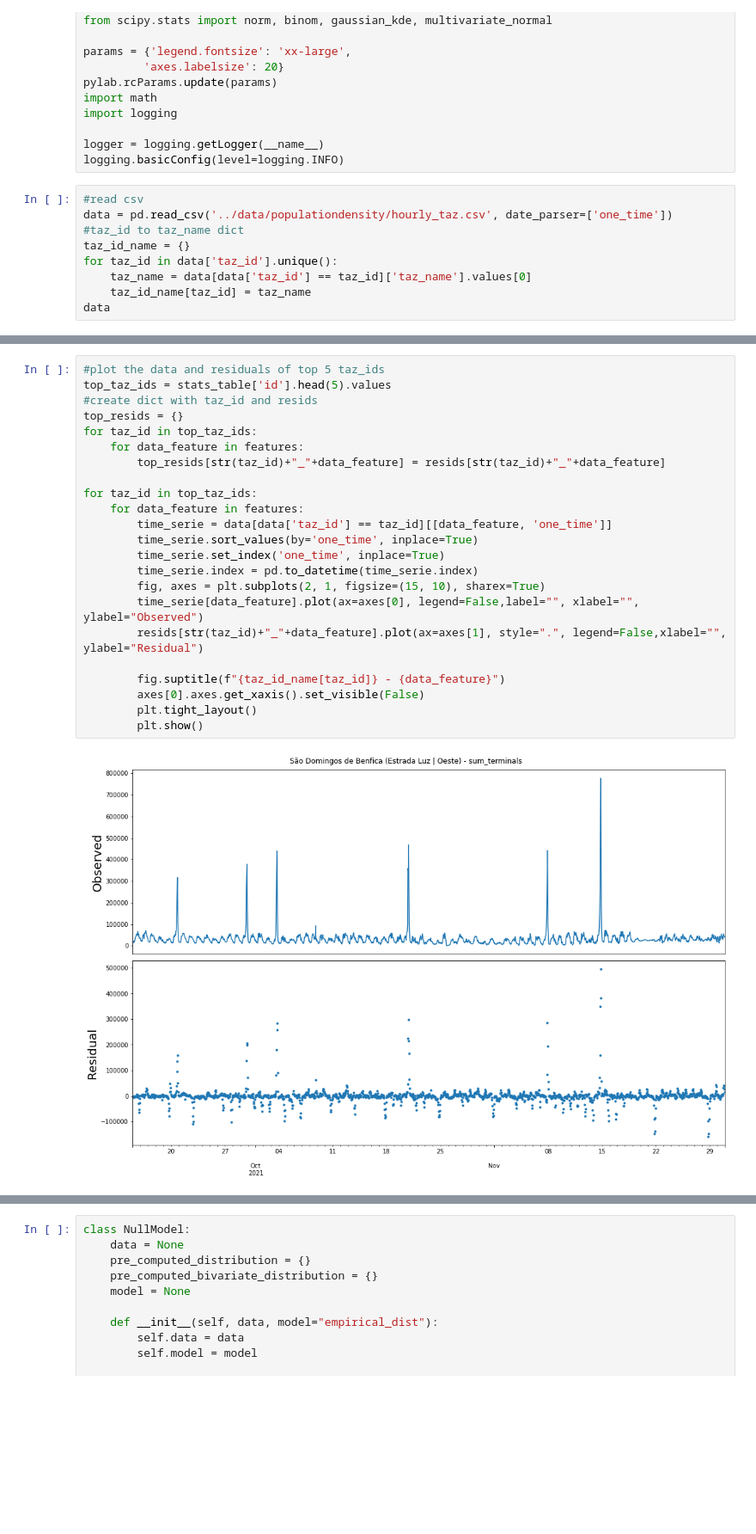
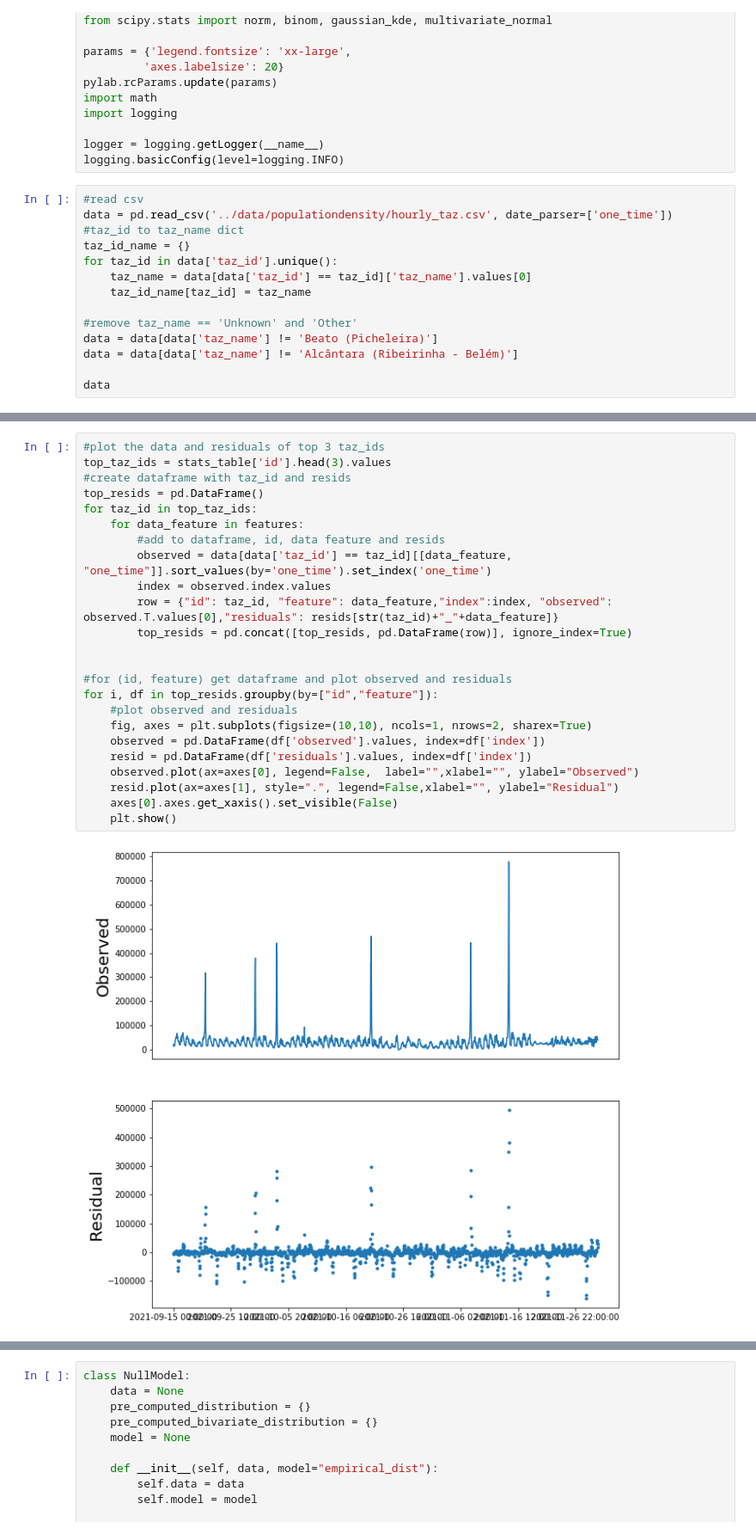
Before and after one commit to MiguelGarcaoSilva/motifsinresidual, a Jupyter notebook: code/populationdensity_casestudy.ipynb, the cells around one changed output, grey strips where cells are left out. Shown at 86% size. Saved outputs shown, nothing was run; the diff lists cells and outputs as text; blank space fills up the shorter version.

```diff
--- a/code/populationdensity_casestudy.ipynb
+++ b/code/populationdensity_casestudy.ipynb
@@ -25,6 +25,11 @@ taz_id_name = {}
 for taz_id in data['taz_id'].unique():
     taz_name = data[data['taz_id'] == taz_id]['taz_name'].values[0]
     taz_id_name[taz_id] = taz_name
+
+#remove taz_name == 'Unknown' and 'Other'
+data = data[data['taz_name'] != 'Beato (Picheleira)']
+data = data[data['taz_name'] != 'Alcântara (Ribeirinha - Belém)']
+
 data
 # %% [output]
 |  | taz_id | taz_name | one_time | sum_terminals | sum_roaming_terminals | sum_terminals_with_active_data | ... |
@@ -119,25 +139,26 @@ stats_table
 # %%
-#plot the data and residuals of top 5 taz_ids
-top_taz_ids = stats_table['id'].head(5).values
-#create dict with taz_id and resids
-top_resids = {}
+#plot the data and residuals of top 3 taz_ids
+top_taz_ids = stats_table['id'].head(3).values
+#create dataframe with taz_id and resids
+top_resids = pd.DataFrame()
 for taz_id in top_taz_ids:
     for data_feature in features:
-        top_resids[str(taz_id)+"_"+data_feature] = resids[str(taz_id)+"_"+data_feature]
+        #add to dataframe, id, data feature and resids
+        observed = data[data['taz_id'] == taz_id][[data_feature, "one_time"]].sort_values(by='one_time').set_index('one_time')
+        index = observed.index.values
+        row = {"id": taz_id, "feature": data_feature,"index":index, "observed": observed.T.values[0],"residuals": resids[str(taz_id)+"_"+data_feature]}
+        top_resids = pd.concat([top_resids, pd.DataFrame(row)], ignore_index=True)
 
-for taz_id in top_taz_ids:
-    for data_feature in features:
-        time_serie = data[data['taz_id'] == taz_id][[data_feature, 'one_time']]
-        time_serie.sort_values(by='one_time', inplace=True)
-        time_serie.set_index('one_time', inplace=True)
-        time_serie.index = pd.to_datetime(time_serie.index)
-        fig, axes = plt.subplots(2, 1, figsize=(15, 10), sharex=True)
-        time_serie[data_feature].plot(ax=axes[0], legend=False,label="", xlabel="", ylabel="Observed")
-        resids[str(taz_id)+"_"+data_feature].plot(ax=axes[1], style=".", legend=False,xlabel="", ylabel="Residual")
 
-        fig.suptitle(f"{taz_id_name[taz_id]} - {data_feature}")
-        axes[0].axes.get_xaxis().set_visible(False)
-        plt.tight_layout()
-        plt.show()
+#for (id, feature) get dataframe and plot observed and residuals
+for i, df in top_resids.groupby(by=["id","feature"]):
+    #plot observed and residuals
+    fig, axes = plt.subplots(figsize=(10,10), ncols=1, nrows=2, sharex=True)
+    observed = pd.DataFrame(df['observed'].values, index=df['index'])
+    resid = pd.DataFrame(df['residuals'].values, index=df['index'])
+    observed.plot(ax=axes[0], legend=False,  label="",xlabel="", ylabel="Observed")
+    resid.plot(ax=axes[1], style=".", legend=False,xlabel="", ylabel="Residual")
+    axes[0].axes.get_xaxis().set_visible(False)
+    plt.show()
 # %% [output]
-[figure, old version]
+[figure, new version]
```
Also changed, not shown: parts of 10 cells of this notebook.
